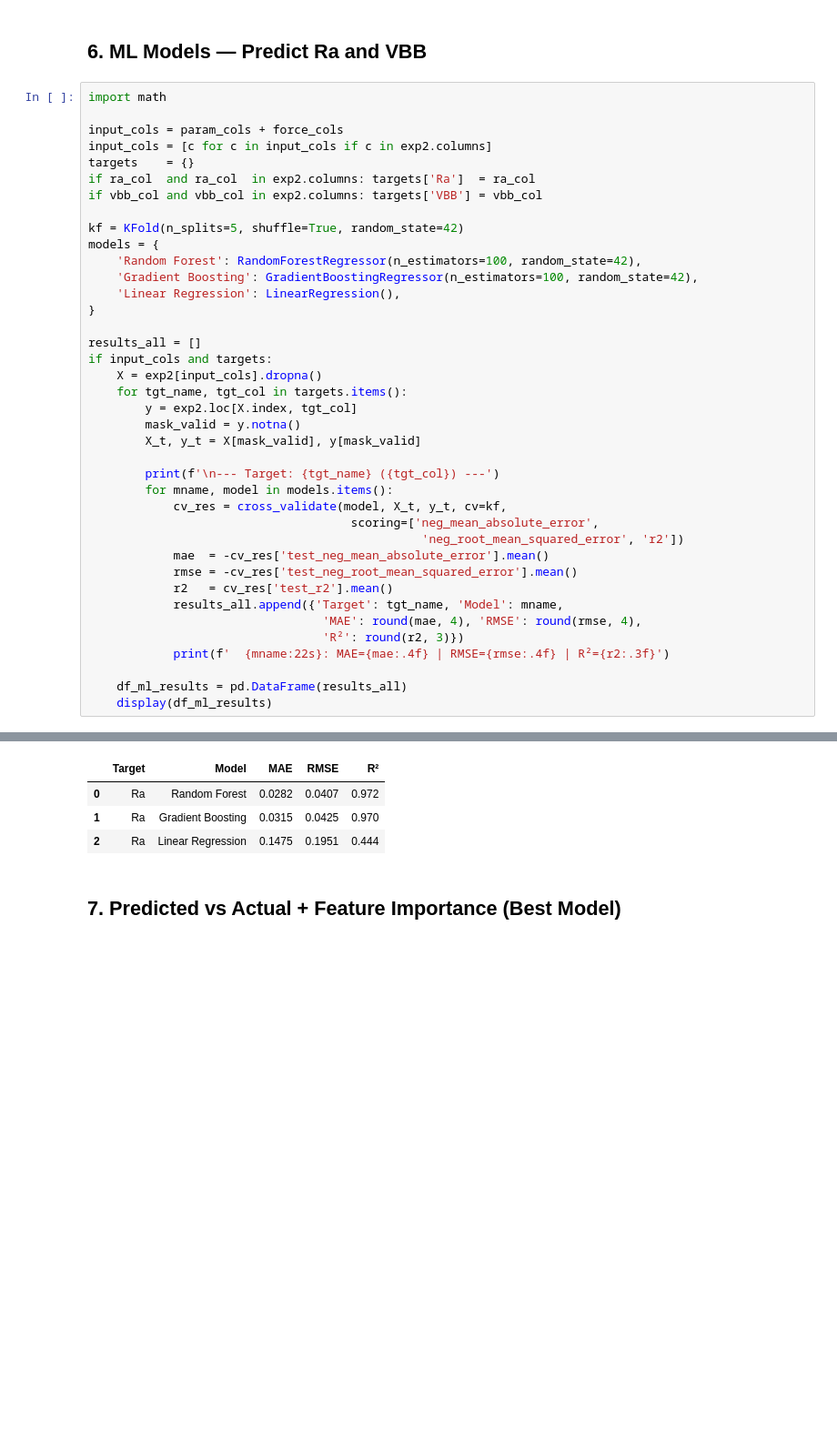
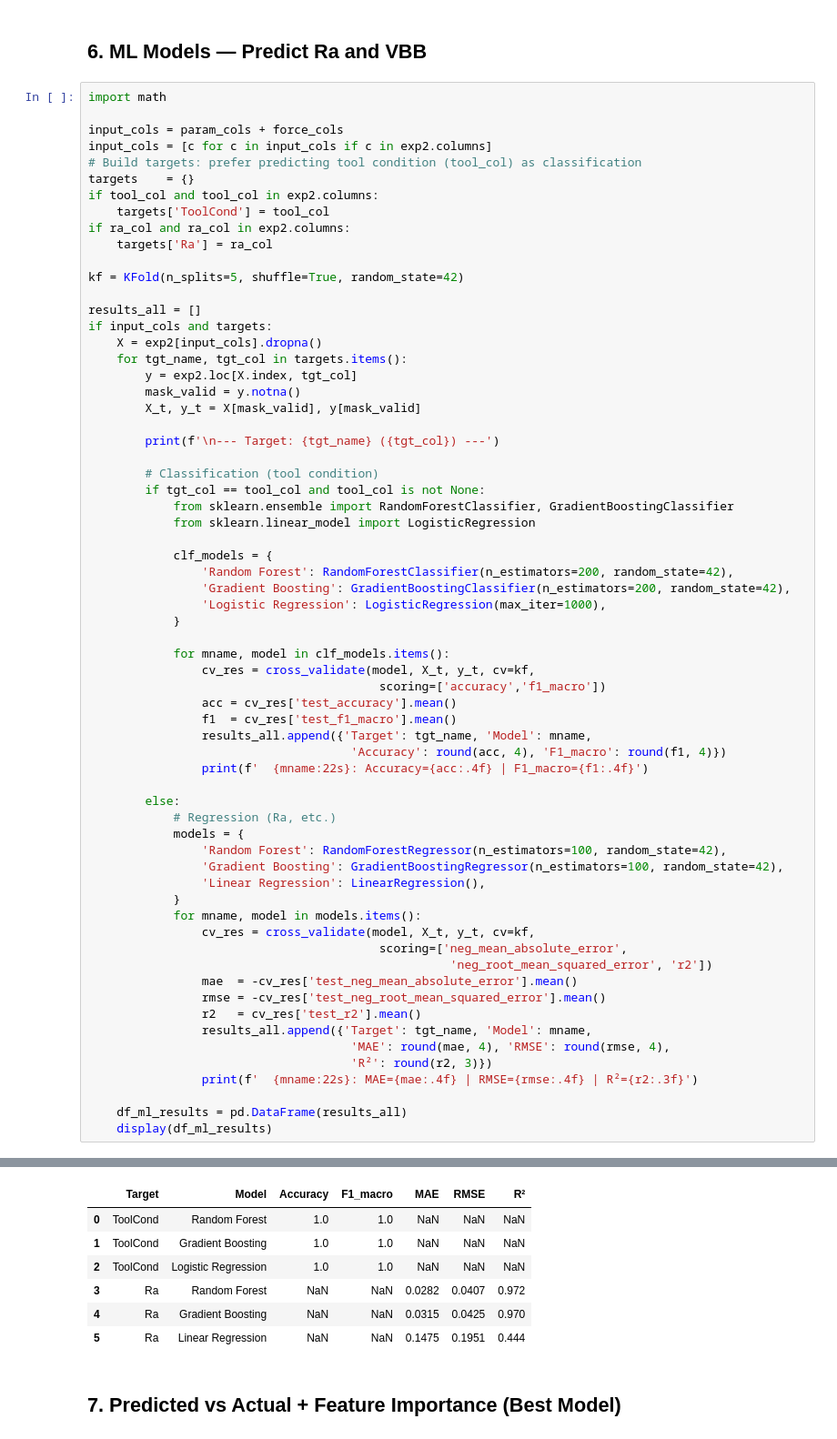
Before and after one commit to mael292005/analysis-of-CNC-machining-tools, a Jupyter notebook: analyse de base/analysis_CNC_Turning.ipynb, the cells around one changed output, grey strips where cells are left out. Shown at 91% size. Drawn from its saved outputs; the diff is of its cells as text; blank space fills up the shorter version.

```diff
--- a/analyse de base/analysis_CNC_Turning.ipynb
+++ b/analyse de base/analysis_CNC_Turning.ipynb
@@ -249,16 +249,14 @@ import math
 
 input_cols = param_cols + force_cols
 input_cols = [c for c in input_cols if c in exp2.columns]
+# Build targets: prefer predicting tool condition (tool_col) as classification
 targets    = {}
-if ra_col  and ra_col  in exp2.columns: targets['Ra']  = ra_col
-if vbb_col and vbb_col in exp2.columns: targets['VBB'] = vbb_col
+if tool_col and tool_col in exp2.columns:
+    targets['ToolCond'] = tool_col
+if ra_col and ra_col in exp2.columns:
+    targets['Ra'] = ra_col
 
 kf = KFold(n_splits=5, shuffle=True, random_state=42)
-models = {
-    'Random Forest': RandomForestRegressor(n_estimators=100, random_state=42),
-    'Gradient Boosting': GradientBoostingRegressor(n_estimators=100, random_state=42),
-    'Linear Regression': LinearRegression(),
-}
 
 results_all = []
 if input_cols and targets:
@@ -269,17 +267,45 @@ if input_cols and targets:
         X_t, y_t = X[mask_valid], y[mask_valid]
 
         print(f'\n--- Target: {tgt_name} ({tgt_col}) ---')
-        for mname, model in models.items():
-            cv_res = cross_validate(model, X_t, y_t, cv=kf,
-                                     scoring=['neg_mean_absolute_error',
-                                               'neg_root_mean_squared_error', 'r2'])
-            mae  = -cv_res['test_neg_mean_absolute_error'].mean()
-            rmse = -cv_res['test_neg_root_mean_squared_error'].mean()
-            r2   = cv_res['test_r2'].mean()
-            results_all.append({'Target': tgt_name, 'Model': mname,
-                                 'MAE': round(mae, 4), 'RMSE': round(rmse, 4),
-                                 'R²': round(r2, 3)})
-            print(f'  {mname:22s}: MAE={mae:.4f} | RMSE={rmse:.4f} | R²={r2:.3f}')
+
+        # Classification (tool condition)
+        if tgt_col == tool_col and tool_col is not None:
+            from sklearn.ensemble import RandomForestClassifier, GradientBoostingClassifier
+            from sklearn.linear_model import LogisticRegression
+
+            clf_models = {
+                'Random Forest': RandomForestClassifier(n_estimators=200, random_state=42),
+                'Gradient Boosting': GradientBoostingClassifier(n_estimators=200, random_state=42),
+                'Logistic Regression': LogisticRegression(max_iter=1000),
+            }
+
+            for mname, model in clf_models.items():
+                cv_res = cross_validate(model, X_t, y_t, cv=kf,
+                                         scoring=['accuracy','f1_macro'])
+                acc = cv_res['test_accuracy'].mean()
+                f1  = cv_res['test_f1_macro'].mean()
+                results_all.append({'Target': tgt_name, 'Model': mname,
+                                     'Accuracy': round(acc, 4), 'F1_macro': round(f1, 4)})
+                print(f'  {mname:22s}: Accuracy={acc:.4f} | F1_macro={f1:.4f}')
+
+        else:
+            # Regression (Ra, etc.)
+            models = {
+                'Random Forest': RandomForestRegressor(n_estimators=100, random_state=42),
+                'Gradient Boosting': GradientBoostingRegressor(n_estimators=100, random_state=42),
+                'Linear Regression': LinearRegression(),
+            }
+            for mname, model in models.items():
+                cv_res = cross_validate(model, X_t, y_t, cv=kf,
+                                         scoring=['neg_mean_absolute_error',
+                                                   'neg_root_mean_squared_error', 'r2'])
+                mae  = -cv_res['test_neg_mean_absolute_error'].mean()
+                rmse = -cv_res['test_neg_root_mean_squared_error'].mean()
+                r2   = cv_res['test_r2'].mean()
+                results_all.append({'Target': tgt_name, 'Model': mname,
+                                     'MAE': round(mae, 4), 'RMSE': round(rmse, 4),
+                                     'R²': round(r2, 3)})
+                print(f'  {mname:22s}: MAE={mae:.4f} | RMSE={rmse:.4f} | R²={r2:.3f}')
 
     df_ml_results = pd.DataFrame(results_all)
     display(df_ml_results)
@@ -287,10 +318,13 @@ if input_cols and targets:
 --- Target: Ra (Ra) ---
   Random Forest         : MAE=0.0282 | RMSE=0.0407 | R²=0.972
   Gradient Boosting     : MAE=0.0315 | RMSE=0.0425 | R²=0.970
   Linear Regression     : MAE=0.1475 | RMSE=0.1951 | R²=0.444
-|  | Target | Model | MAE | RMSE | R² |
-| 0 | Ra | Random Forest | 0.0282 | 0.0407 | 0.972 |
-| 1 | Ra | Gradient Boosting | 0.0315 | 0.0425 | 0.970 |
-| 2 | Ra | Linear Regression | 0.1475 | 0.1951 | 0.444 |
+|  | Target | Model | Accuracy | F1_macro | MAE | RMSE | R² |
+| 0 | ToolCond | Random Forest | 1.0 | 1.0 | NaN | NaN | NaN |
+| 1 | ToolCond | Gradient Boosting | 1.0 | 1.0 | NaN | NaN | NaN |
+| 2 | ToolCond | Logistic Regression | 1.0 | 1.0 | NaN | NaN | NaN |
+| 3 | Ra | Random Forest | NaN | NaN | 0.0282 | 0.0407 | 0.972 |
+| 4 | Ra | Gradient Boosting | NaN | NaN | 0.0315 | 0.0425 | 0.970 |
+| 5 | Ra | Linear Regression | NaN | NaN | 0.1475 | 0.1951 | 0.444 |
 # %% [markdown]
 ## 7. Predicted vs Actual + Feature Importance (Best Model)
```
Also changed, not shown: parts of 5 cells of this notebook, 10 other files.
